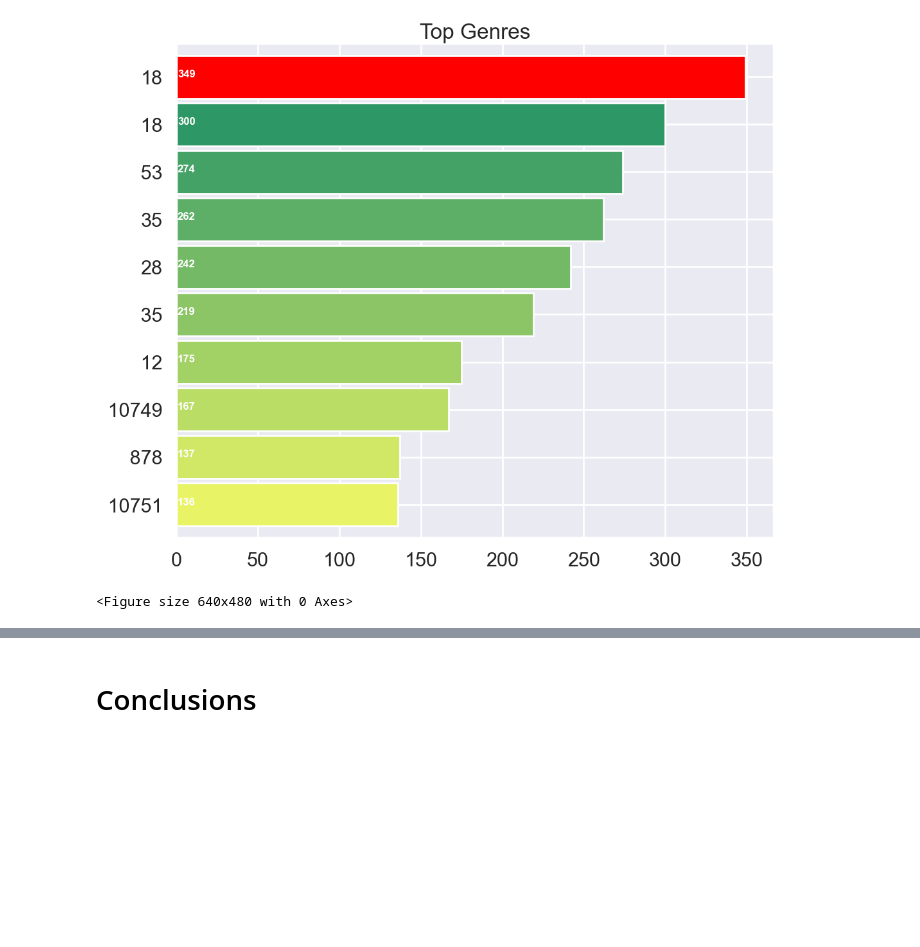
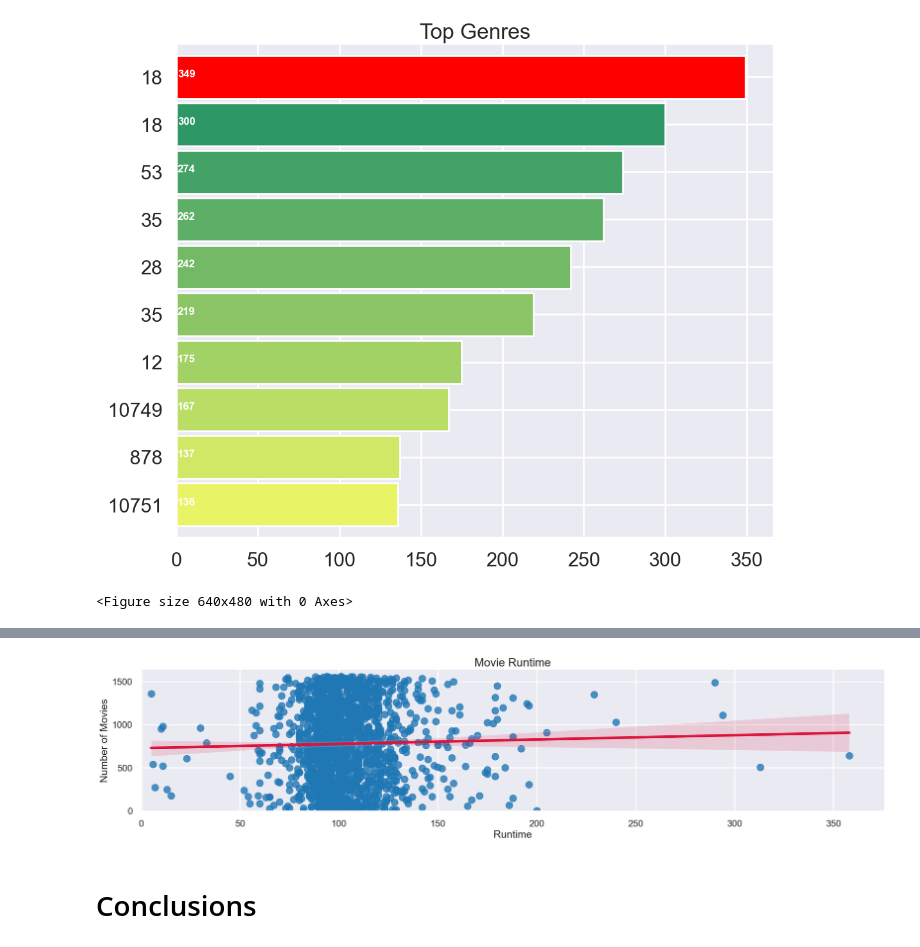
Before and after one commit to anastasiialeskiv/Movies_Exploratory_Data_Analysis, a Jupyter notebook: Movie_analysis.ipynb, the cells around one changed output, grey strips where cells are left out. Drawn from its saved outputs; the diff is of its cells as text; code cells hidden in the pictures; blank space fills up the shorter version.

```diff
--- a/Movie_analysis.ipynb
+++ b/Movie_analysis.ipynb
@@ -341,0 +348,3 @@ plt.savefig('images/top_genres.jpg')
+# %%
+#solved UFuncTypeError by converting "runtime" column from int to float
+info_df['runtime'] = info_df['runtime'].astype(float)
@@ -342,3 +360,14 @@ plt.savefig('images/top_genres.jpg')
+# %%
+sns.lmplot( x='runtime',y='index' , data=info_df, aspect=4, line_kws={'color': 'crimson'})
+plt.title('Movie Runtime', fontsize=20)
+plt.xlabel('Runtime', fontsize=18)
+plt.ylabel('Number of Movies', fontsize=18)
+plt.xticks(fontsize=16)
+plt.yticks(fontsize=16)
+plt.ylim(0,None)
+plt.xlim(0, None);
+# %% [output]
+[figure, added]
 # %% [markdown]
 # Conclusions
 # %% [markdown]
```
Also changed, not shown: parts of 3 cells of this notebook, 1 other file.
